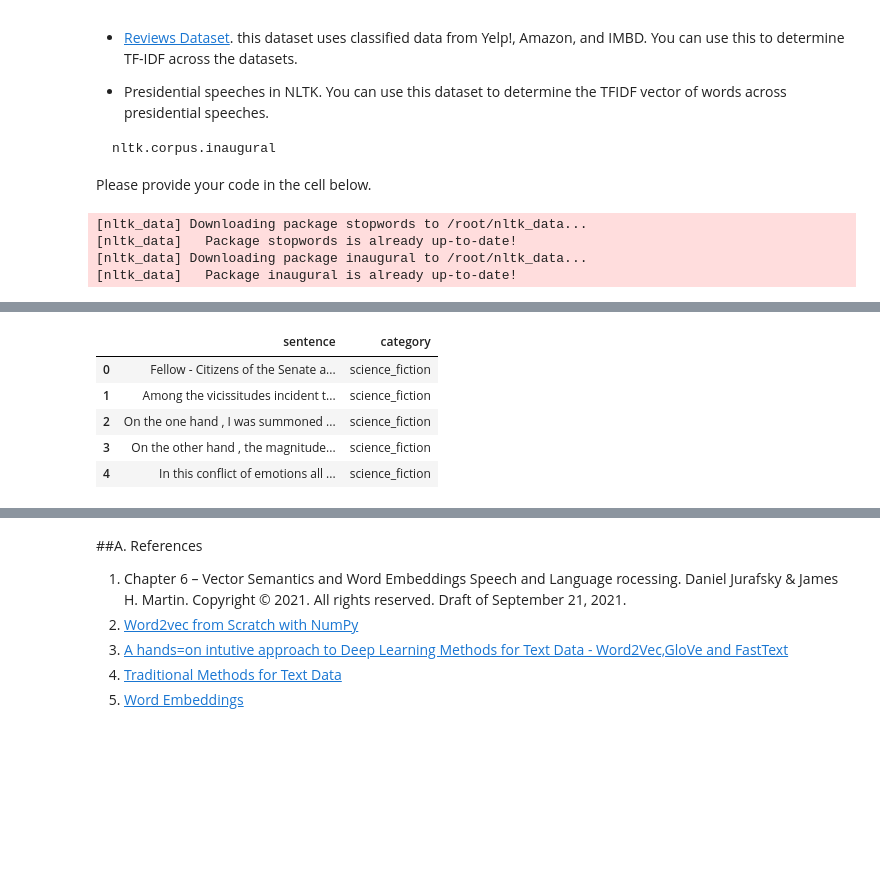
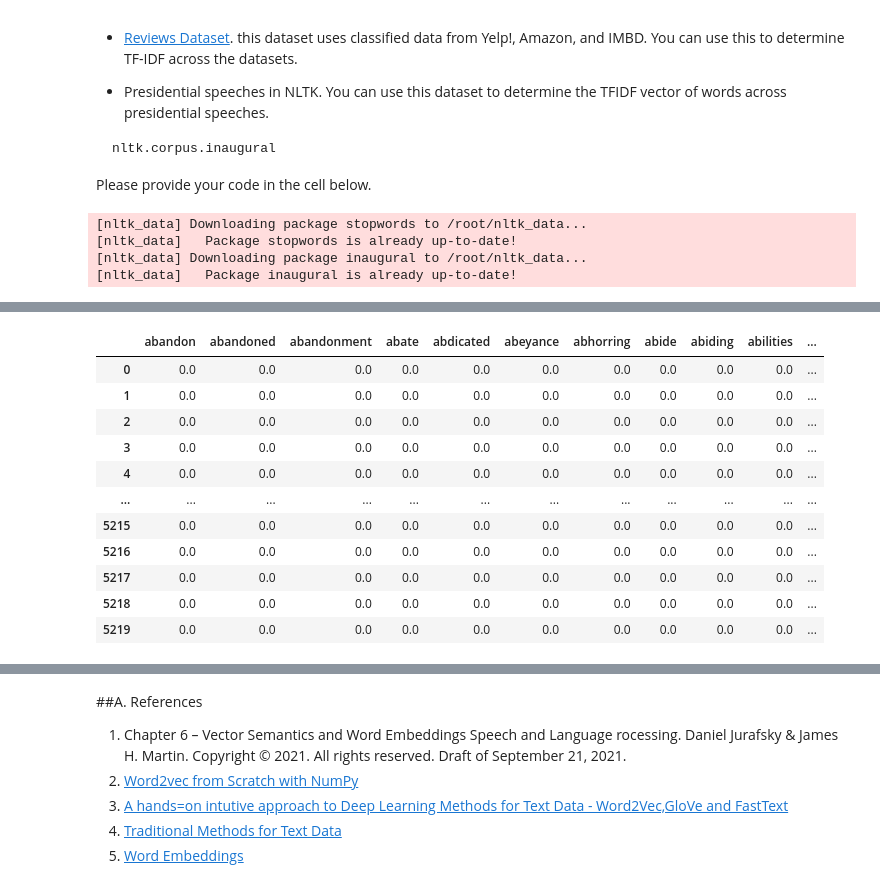
Before and after one commit to anoted/Assignment-3, a Jupyter notebook: scripts/Part I.ipynb, the cells around one changed output, grey strips where cells are left out. Cells and saved outputs as stored; diff of their text form; code cells hidden in the pictures; blank space fills up the shorter version.

Commit message:
TFIDF

```diff
--- a/scripts/Part I.ipynb
+++ b/scripts/Part I.ipynb
@@ -558,7 +558,7 @@ from nltk.corpus import inaugural              # this is the corpus you use for
 from nltk.stem import PorterStemmer        # module for stemming
 from sklearn.feature_extraction.text import CountVectorizer
 from sklearn.feature_extraction.text import TfidfVectorizer
-
+from sklearn.feature_extraction.text import TfidfTransformer
 
 
 inaugural_files = inaugural.fileids()
@@ -566,7 +566,7 @@ inaugural_files = inaugural.fileids()
 docs=[]
 for file in inaugural_files:
     t1=inaugural.sents(fileids=file)
-    print(t1)
+    #print(t1)
     for doc in t1:
         docs.append((' '.join(doc), file))
 
@@ -575,6 +575,73 @@ inaugural_df=pd.DataFrame(docs, columns=['sentence', 'year-president'])
 inaugural_df.head()
 
 
+
+
+#Step 1. Pre-Processing the Brown Corpus Text
+wpt = nltk.WordPunctTokenizer()
+stop_words = nltk.corpus.stopwords.words('english')
+
+def normalize_document(doc):
+    # lower case and remove special characters\whitespaces
+    doc = re.sub(r'[^a-zA-Z\s]', '', doc, re.I | re.A)
+    doc = doc.lower()
+    doc = doc.strip()
+    # tokenize document
+    tokens = wpt.tokenize(doc)
+    # filter stopwords out of document
+    filtered_tokens = [token for token in tokens if token not in stop_words]
+    # re-create document from filtered tokens
+    doc = ' '.join(filtered_tokens)
+    return doc
+
+normalize_corpus = np.vectorize(normalize_document)
+
+norm_corpus = normalize_corpus(inaugural_df.sentence)
+
+print(inaugural_df.sentence)
+print("="*50)
+print(norm_corpus)
+
+
+######################### Using Tfidftransformer #########################
+cv = CountVectorizer(min_df=0., max_df=1.)
+cv_matrix = cv.fit_transform(norm_corpus)
+cv_matrix
+
+
+
+"""Note: With Tfidftransformer you will systematically compute word counts using CountVectorizer
+and then compute the Inverse Document Frequency (IDF) values and only then compute the Tf-idf scores."""
+tt = TfidfTransformer(norm='l2',
+                      use_idf=True,
+                      smooth_idf=True)
+tt_matrix = tt.fit_transform(cv_matrix)
+tt_matrix = tt_matrix.toarray()
+vocab = cv.get_feature_names_out()
+tt_df = pd.DataFrame(np.round(tt_matrix, 2), columns=vocab)
+display(tt_df)
+
+
+
+######################### Using Tfidfvectorizer #########################
+"""Note: With Tfidfvectorizer on the contrary, you will do all three steps at once.
+Under the hood, it computes the word counts, IDF values, and Tf-idf scores all using the same dataset."""
+
+tv = TfidfVectorizer(min_df=0.,
+                     max_df=1.,
+                     norm='l2',
+                     use_idf=True,
+                     smooth_idf=True)
+tv_matrix = tv.fit_transform(norm_corpus)
+tv_matrix = tv_matrix.toarray()
+
+vocab = tv.get_feature_names_out()
+tv_df  = pd.DataFrame(np.round(tv_matrix, 2), columns=vocab)
+display(tv_df)
+
+
+
+
 ### END CODE HERE ###
 # %% [output]
 [nltk_data] Downloading package stopwords to /root/nltk_data...
@@ -601,6 +670,12 @@ inaugural_df.head()
-|  | sentence | category |
-| 0 | Fellow - Citizens of the Senate a... | science_fiction |
-| 1 | Among the vicissitudes incident t... | science_fiction |
-| 2 | On the one hand , I was summoned ... | science_fiction |
-| 3 | On the other hand , the magnitude... | science_fiction |
-| 4 | In this conflict of emotions all ... | science_fiction |
+|  | abandon | abandoned | abandonment | abate | abdicated | abeyance | abhorring | abide | abiding | abilities | ... |
+| 0 | 0.0 | 0.0 | 0.0 | 0.0 | 0.0 | 0.0 | 0.0 | 0.0 | 0.0 | 0.0 | ... |
+| 1 | 0.0 | 0.0 | 0.0 | 0.0 | 0.0 | 0.0 | 0.0 | 0.0 | 0.0 | 0.0 | ... |
+| 2 | 0.0 | 0.0 | 0.0 | 0.0 | 0.0 | 0.0 | 0.0 | 0.0 | 0.0 | 0.0 | ... |
+| 3 | 0.0 | 0.0 | 0.0 | 0.0 | 0.0 | 0.0 | 0.0 | 0.0 | 0.0 | 0.0 | ... |
+| 4 | 0.0 | 0.0 | 0.0 | 0.0 | 0.0 | 0.0 | 0.0 | 0.0 | 0.0 | 0.0 | ... |
+| ... | ... | ... | ... | ... | ... | ... | ... | ... | ... | ... | ... |
+| 5215 | 0.0 | 0.0 | 0.0 | 0.0 | 0.0 | 0.0 | 0.0 | 0.0 | 0.0 | 0.0 | ... |
+| 5216 | 0.0 | 0.0 | 0.0 | 0.0 | 0.0 | 0.0 | 0.0 | 0.0 | 0.0 | 0.0 | ... |
+| 5217 | 0.0 | 0.0 | 0.0 | 0.0 | 0.0 | 0.0 | 0.0 | 0.0 | 0.0 | 0.0 | ... |
+| 5218 | 0.0 | 0.0 | 0.0 | 0.0 | 0.0 | 0.0 | 0.0 | 0.0 | 0.0 | 0.0 | ... |
+| 5219 | 0.0 | 0.0 | 0.0 | 0.0 | 0.0 | 0.0 | 0.0 | 0.0 | 0.0 | 0.0 | ... |
```
Also changed, not shown: parts of 1 cell of this notebook.
